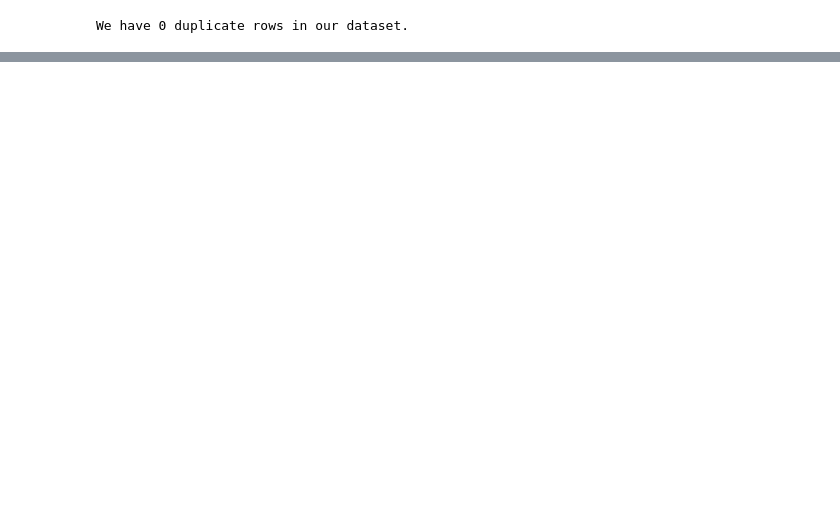
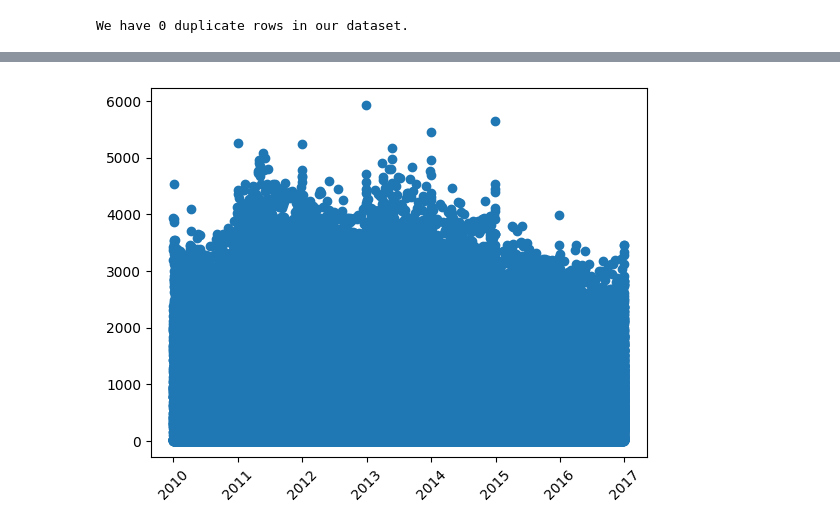
Before and after one commit to tselane2110/Forecasting-Sticker-Sales, a Jupyter notebook: StickerSalesForecasting.ipynb, the cells around one changed output, grey strips where cells are left out. Cells and saved outputs as stored; diff of their text form; code cells hidden in the pictures; blank space fills up the shorter version.

```diff
--- a/StickerSalesForecasting.ipynb
+++ b/StickerSalesForecasting.ipynb
@@ -190,0 +264,4 @@ We have 0 duplicate rows in our dataset.
+# %%
+df["z_score"] = stats.zscore(df["num_sold"])
+outliers = df[df["z_score"].abs() > 3]
+print(outliers)
@@ -190,0 +286,6 @@ We have 0 duplicate rows in our dataset.
+# %%
+plt.scatter(df["date"], df["num_sold"])
+plt.xticks(rotation=45)
+plt.show()
+# %% [output]
+[figure, added]
```
Also changed, not shown: parts of 15 cells of this notebook.
